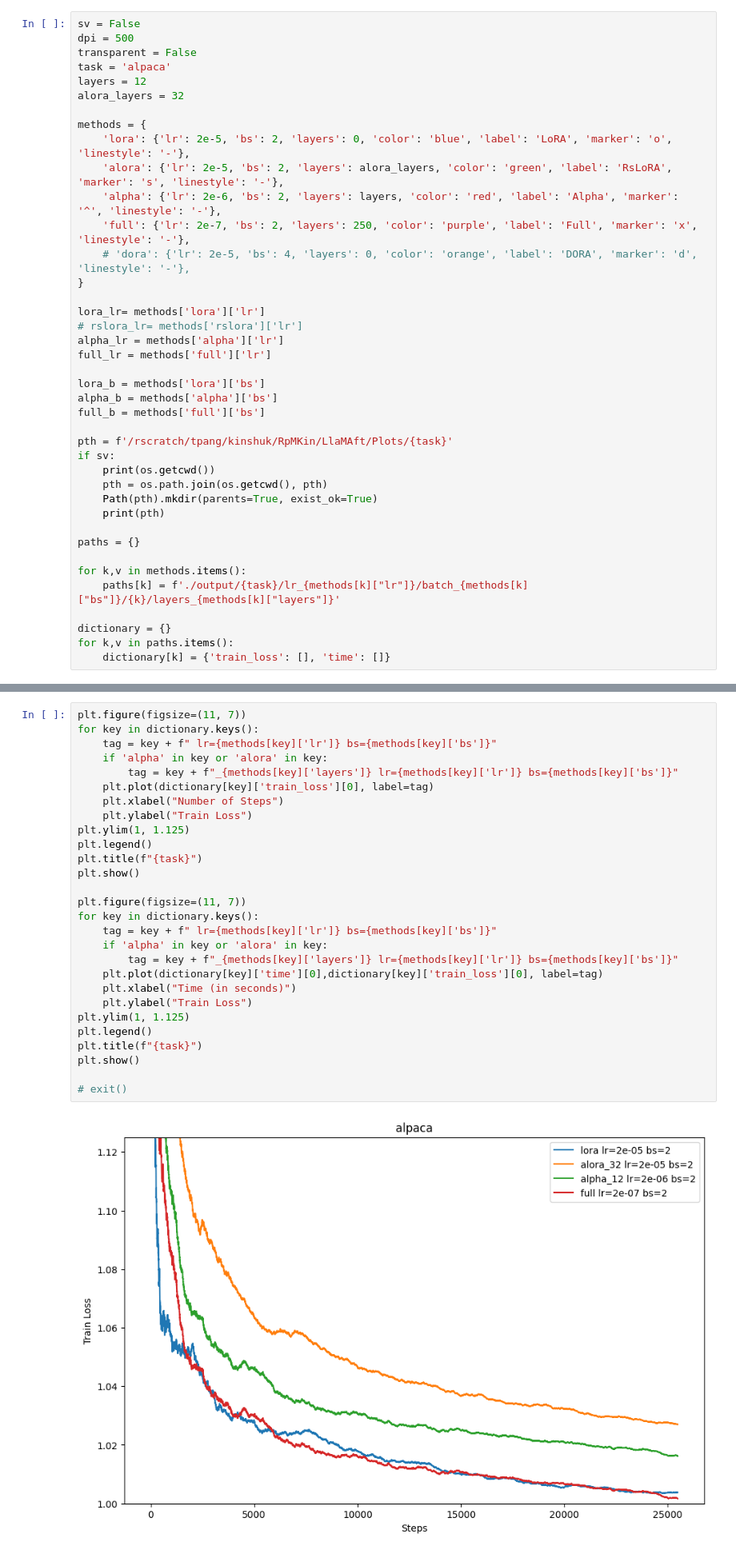
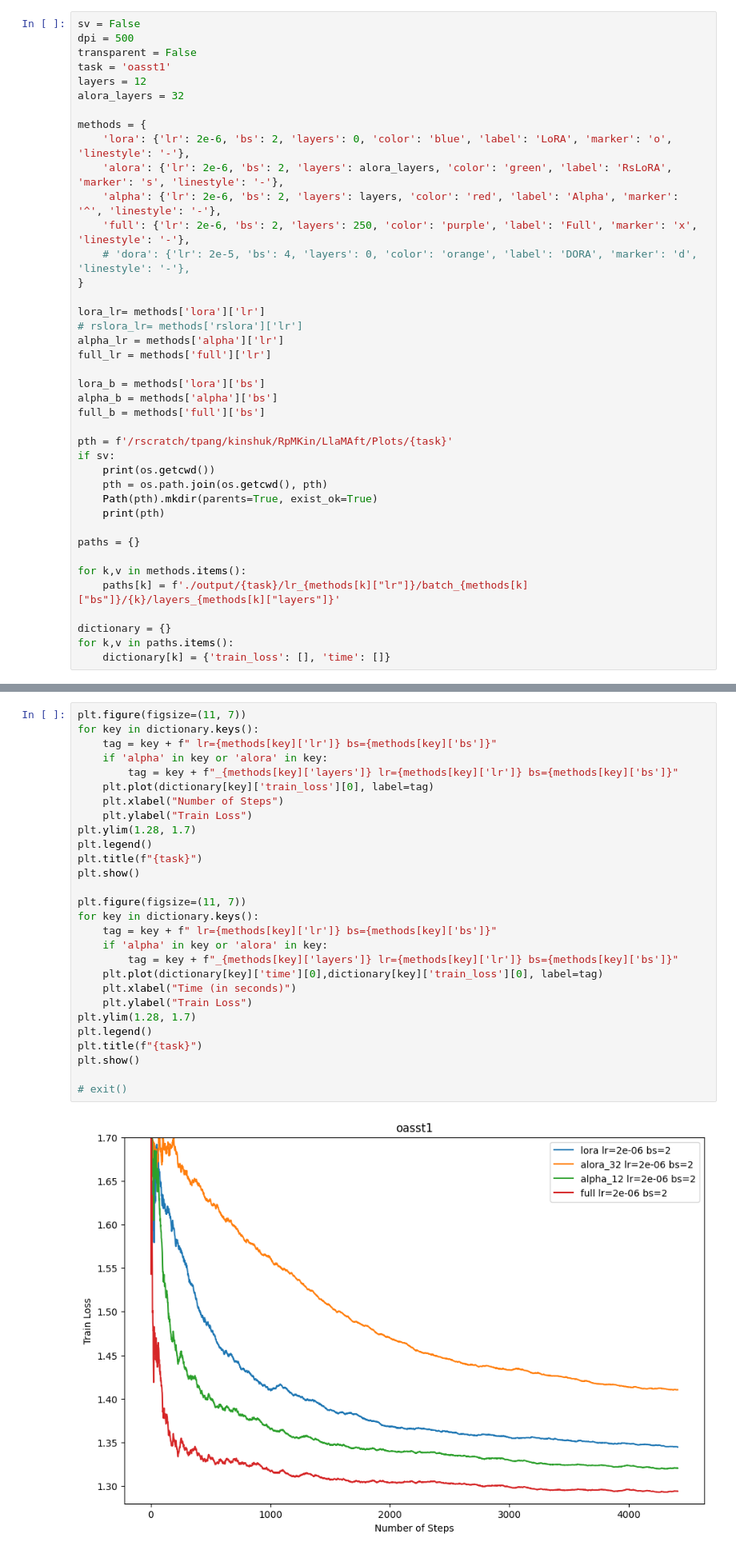
Before and after one commit to RpM-Kinshuk/SelectiveFT, a Jupyter notebook: Plots.ipynb, the cells around one changed output, grey strips where cells are left out. Shown: that part at 80% size. Drawn from its saved outputs; the diff is of its cells as text.

```diff
--- a/Plots.ipynb
+++ b/Plots.ipynb
@@ -10,15 +10,15 @@ from matplotlib import colormaps #type: ignore
 sv = False
 dpi = 500
 transparent = False
-task = 'alpaca'
+task = 'oasst1'
 layers = 12
 alora_layers = 32
 
 methods = {
-    'lora': {'lr': 2e-5, 'bs': 2, 'layers': 0, 'color': 'blue', 'label': 'LoRA', 'marker': 'o', 'linestyle': '-'},
-    'alora': {'lr': 2e-5, 'bs': 2, 'layers': alora_layers, 'color': 'green', 'label': 'RsLoRA', 'marker': 's', 'linestyle': '-'},
+    'lora': {'lr': 2e-6, 'bs': 2, 'layers': 0, 'color': 'blue', 'label': 'LoRA', 'marker': 'o', 'linestyle': '-'},
+    'alora': {'lr': 2e-6, 'bs': 2, 'layers': alora_layers, 'color': 'green', 'label': 'RsLoRA', 'marker': 's', 'linestyle': '-'},
     'alpha': {'lr': 2e-6, 'bs': 2, 'layers': layers, 'color': 'red', 'label': 'Alpha', 'marker': '^', 'linestyle': '-'},
-    'full': {'lr': 2e-7, 'bs': 2, 'layers': 250, 'color': 'purple', 'label': 'Full', 'marker': 'x', 'linestyle': '-'},
+    'full': {'lr': 2e-6, 'bs': 2, 'layers': 250, 'color': 'purple', 'label': 'Full', 'marker': 'x', 'linestyle': '-'},
     # 'dora': {'lr': 2e-5, 'bs': 4, 'layers': 0, 'color': 'orange', 'label': 'DORA', 'marker': 'd', 'linestyle': '-'},
 }
 
@@ -57,30 +57,30 @@ for key in dictionary.keys():
 # %%
 plt.figure(figsize=(11, 7))
 for key in dictionary.keys():
     tag = key + f" lr={methods[key]['lr']} bs={methods[key]['bs']}"
     if 'alpha' in key or 'alora' in key:
         tag = key + f"_{methods[key]['layers']} lr={methods[key]['lr']} bs={methods[key]['bs']}"
     plt.plot(dictionary[key]['train_loss'][0], label=tag)
     plt.xlabel("Number of Steps")
     plt.ylabel("Train Loss")
-plt.ylim(1, 1.125)
+plt.ylim(1.28, 1.7)
 plt.legend()
 plt.title(f"{task}")
 plt.show()
 
 plt.figure(figsize=(11, 7))
 for key in dictionary.keys():
     tag = key + f" lr={methods[key]['lr']} bs={methods[key]['bs']}"
     if 'alpha' in key or 'alora' in key:
         tag = key + f"_{methods[key]['layers']} lr={methods[key]['lr']} bs={methods[key]['bs']}"
     plt.plot(dictionary[key]['time'][0],dictionary[key]['train_loss'][0], label=tag)
     plt.xlabel("Time (in seconds)")
     plt.ylabel("Train Loss")
-plt.ylim(1, 1.125)
+plt.ylim(1.28, 1.7)
 plt.legend()
 plt.title(f"{task}")
 plt.show()
 
 # exit()
 # %% [output]
-[figure, old version]
+[figure, new version]
```
Also changed, not shown: parts of 3 cells of this notebook.
